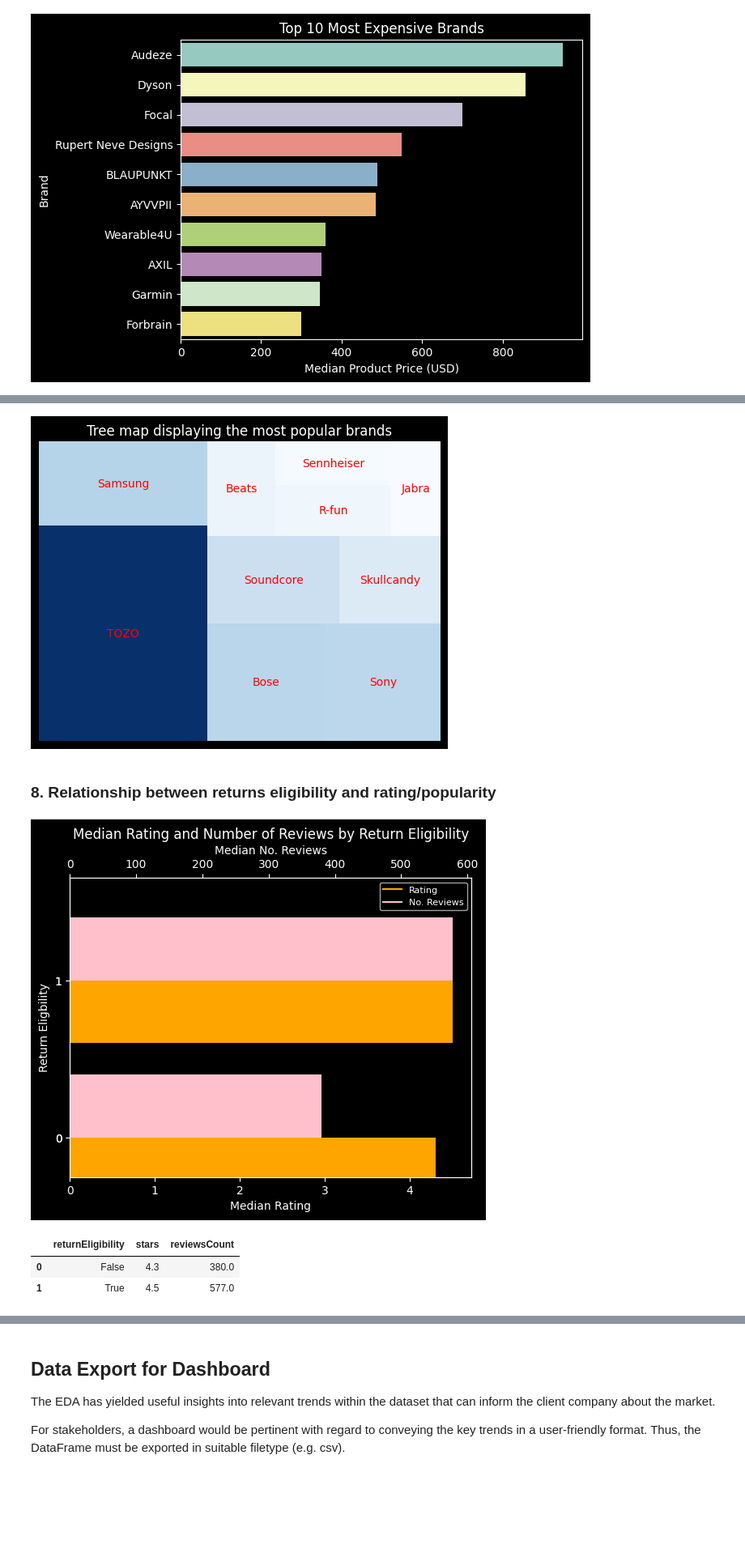
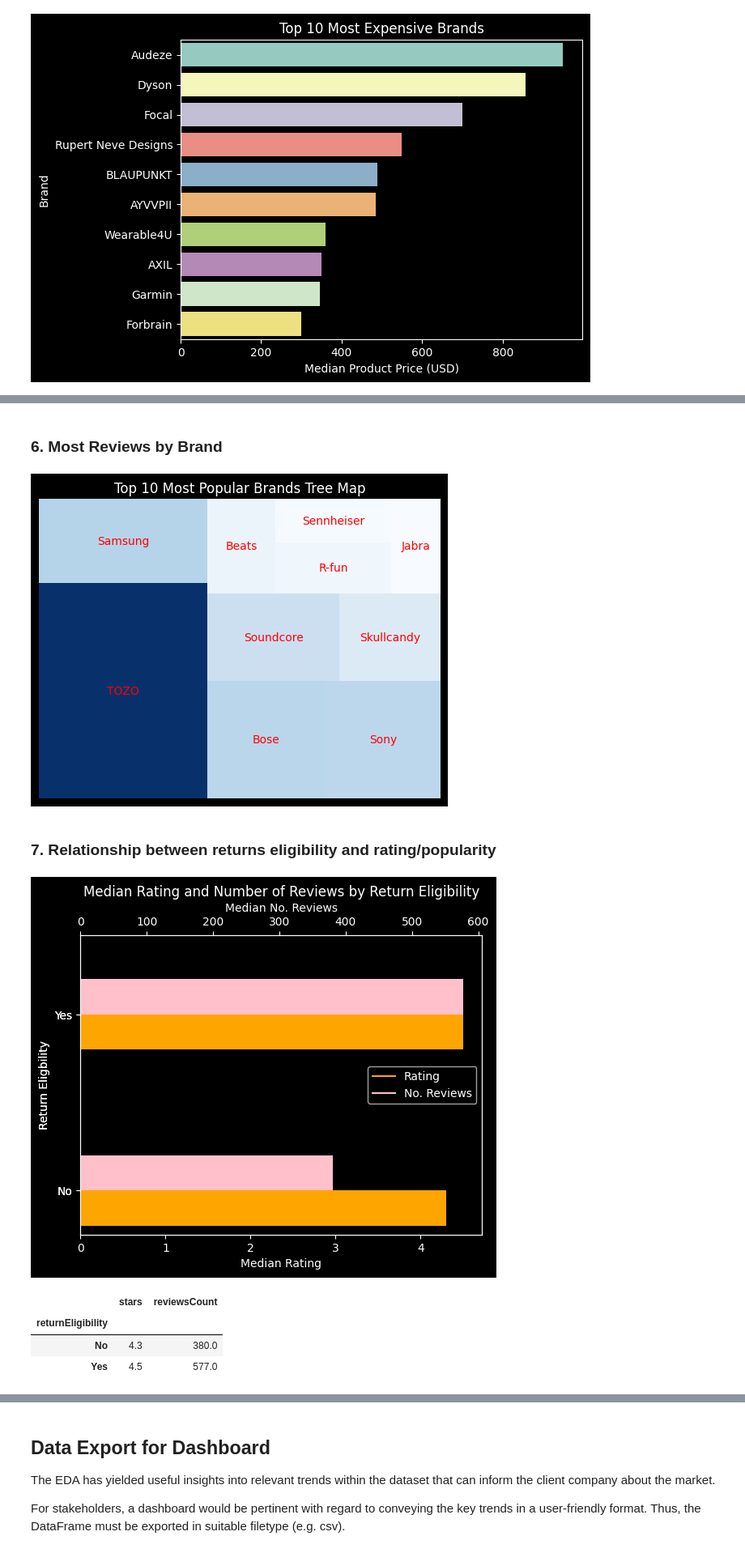
Before and after one commit to dilraj451/Amazon-Ecommerce-Analysis, a Jupyter notebook: eda.ipynb, the cells around one changed output, grey strips where cells are left out. Shown: that part at 81% size. Drawn from its saved outputs; the diff is of its cells as text; code cells hidden in the pictures; blank space fills up the shorter version.

```diff
--- a/eda.ipynb
+++ b/eda.ipynb
@@ -234,0 +241,18 @@ Negligble variation in review count as a function of price
+# %%
+interval = 25
+bins = [a for a in range(0, 1000 + interval, interval)]
+
+labels = [f"${bins[i] + .01} - ${format(float(bins[i+1]), '.2f')}" for i in range(len(bins)-1)]
+
+df['Price Binned'] = pd.cut(df['price'], bins=bins, labels=labels, right=False)
+price_med_review = df.groupby('Price Binned')['reviewsCount'].median().reset_index()
+
+price_med_review.plot.area(x='Price Binned', y='reviewsCount', legend=False)
+plt.xticks(rotation=45)
+plt.xlabel("Product Price Range (USD)")
+plt.ylabel("Median No. Product Reviews")
+plt.title("Median Number of Product Reviews by Product Price Range")
+plt.show()
+plt.close()
+
+price_med_review
@@ -323,0 +371,4 @@ plt.close()
+# %%
+# Replace true/false values by yes/no in dataframe
+df = df.replace({True: 'Yes', False: 'No'})
+df.head()
@@ -361,3 +436,5 @@ Although there appears to be very little difference between the average ratings,
+# %% [markdown]
+### 6. Most Reviews by Brand
 # %%
 pop_brands = df_brand['reviewsCount'].sum().reset_index().sort_values('reviewsCount', ascending=False).head(10)
 
@@ -374,50 +451,51 @@ colors = [cmap(norm(value)) for value in color_values]
 squarify.plot(sizes=sizes, label=pop_brands['brand'], color=colors, text_kwargs={'color': 'red'})
 
 # Add title and remove axis labels
-plt.title('Tree map displaying the most popular brands')
+plt.title('Top 10 Most Popular Brands Tree Map')
 plt.axis('off')
-plt.style.use('dark_background')
 
 # Display the plot
 plt.show()
 plt.close()
 # %% [output]
-[figure, old version]
+[figure, new version]
 # %% [markdown]
-### 8. Relationship between returns eligibility and rating/popularity
+### 7. Relationship between returns eligibility and rating/popularity
 # %%
 df_returns = df.groupby('returnEligibility')
-rating_returns = df_returns['stars'].median().reset_index()
+rating_returns = df_returns['stars'].median()
 pop_returns = df_returns['reviewsCount'].median()
 
 returns_data = pd.concat([rating_returns, pop_returns], axis=1)
 
 fig = plt.figure()
 
 ax = fig.add_subplot(111)
 ax2 = ax.twiny()
 
-width = .4
+width = .2
 
 returns_data['stars'].plot(kind='barh', color='orange', ax=ax, width=width, position=1)
 returns_data['reviewsCount'].plot(kind='barh', color='pink', ax=ax2, width=width, position=0)
 
 ax.set_xlabel('Median Rating')
 ax2.set_xlabel('Median No. Reviews')
 ax.set_ylabel('Return Eligbility')
+ax2.set_ylabel('Return Eligbility')
 ax.set_title('Median Rating and Number of Reviews by Return Eligibility')
 
 handles = [plt.Line2D([], [], color='orange', label='Rating'),
            plt.Line2D([], [], color='pink', label='No. Reviews')]
 labels = ['Rating', 'No. Reviews']
-plt.legend(handles=handles, labels=labels, loc='upper right', prop={'size': 8})
-plt.style.use('dark_background')
+plt.legend(handles=handles, labels=labels, loc='center right')
+
 plt.show()
 plt.close()
 
 returns_data
 # %% [output]
-[figure, old version]
+[figure, new version]
-|  | returnEligibility | stars | reviewsCount |
-| 0 | False | 4.3 | 380.0 |
-| 1 | True | 4.5 | 577.0 |
+|  | stars | reviewsCount |
+| returnEligibility |  |  |
+| No | 4.3 | 380.0 |
+| Yes | 4.5 | 577.0 |
```
Also changed, not shown: parts of 36 cells of this notebook.
